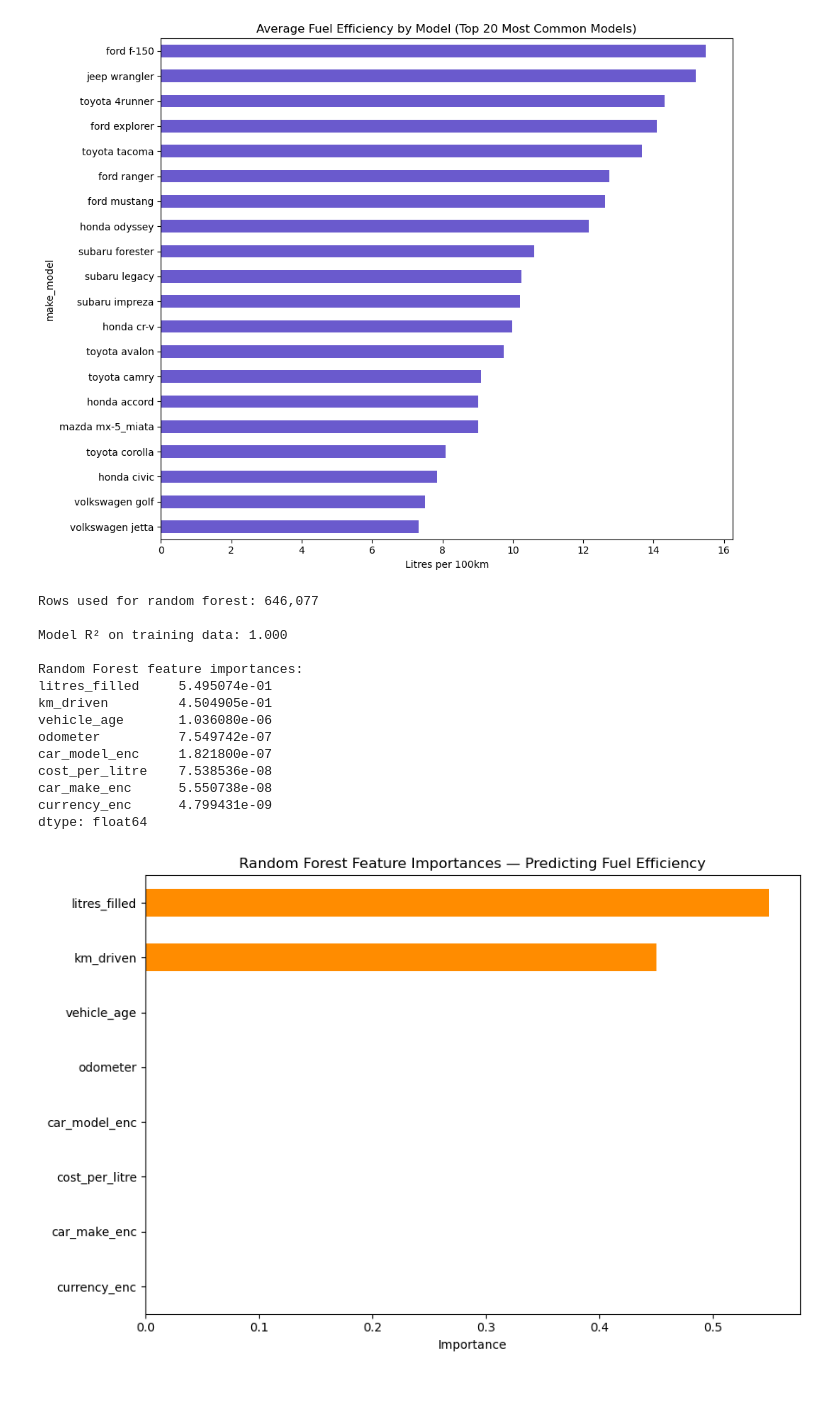
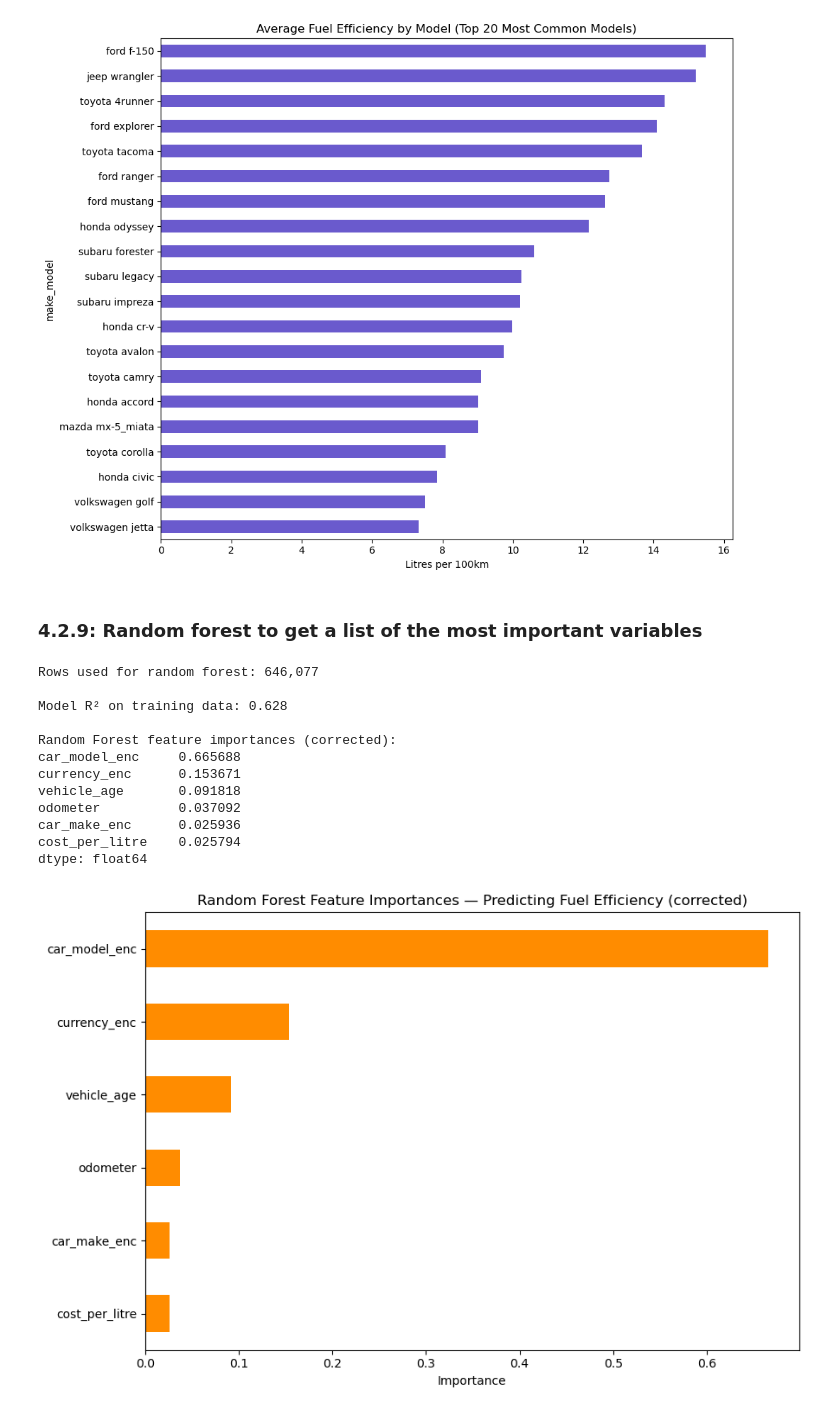
Before and after one commit to SufyaanMahomed/IDVE-Assignment, a Jupyter notebook: ass.ipynb, the cells around one changed output. Drawn from its saved outputs; the diff is of its cells as text; code cells hidden in the pictures.

```diff
--- a/ass.ipynb
+++ b/ass.ipynb
@@ -1424,6 +1424,8 @@ plt.show()
 Correlation ratio (eta) between vehicle model and fuel efficiency: 0.775
 (eta ranges 0-1; closer to 1 means model explains more of the variance in efficiency)
 [figure]
+# %% [markdown]
+### 4.2.9: Random forest to get a list of the most important variables
 # %%
 from sklearn.ensemble import RandomForestRegressor
 from sklearn.preprocessing import LabelEncoder
@@ -1440,10 +1442,10 @@ rf_df['car_make_enc'] = le_make.fit_transform(rf_df['car_make'].astype(str))
 rf_df['car_model_enc'] = le_model.fit_transform(rf_df['make_model'].astype(str))  # full make+model combo
 rf_df['currency_enc'] = le_currency.fit_transform(rf_df['total_spent_currency'].astype(str))
 
-# ---- Feature set ----
+# ---- Corrected feature set: exclude the two variables litres_per_100km is DERIVED from ----
 feature_cols = [
-    'km_driven', 'vehicle_age', 'odometer', 'litres_filled',
-    'cost_per_litre', 'car_make_enc', 'car_model_enc', 'currency_enc'
+    'vehicle_age', 'odometer', 'cost_per_litre',
+    'car_make_enc', 'car_model_enc', 'currency_enc'
 ]
 target_col = 'litres_per_100km'
 
@@ -1451,46 +1453,41 @@ model_data = rf_df[feature_cols + [target_col]].dropna()
 print(f"Rows used for random forest: {len(model_data):,}")
 
 X = model_data[feature_cols]
 y = model_data[target_col]
 
-# ---- Fit random forest ----
 rf = RandomForestRegressor(
     n_estimators=200,
     max_depth=15,
     min_samples_leaf=20,
     random_state=42,
     n_jobs=-1
 )
 rf.fit(X, y)
 
 print(f"\nModel R² on training data: {rf.score(X, y):.3f}")
 
-# ---- Feature importances ----
 importances = pd.Series(rf.feature_importances_, index=feature_cols).sort_values(ascending=False)
-print("\nRandom Forest feature importances:")
+print("\nRandom Forest feature importances (corrected):")
 print(importances)
 
-# ---- Plot ----
 fig, ax = plt.subplots(figsize=(9, 6))
 importances.plot(kind='barh', ax=ax, color='darkorange')
 ax.invert_yaxis()
-ax.set_title('Random Forest Feature Importances — Predicting Fuel Efficiency')
+ax.set_title('Random Forest Feature Importances — Predicting Fuel Efficiency (corrected)')
 ax.set_xlabel('Importance')
 plt.tight_layout()
 plt.show()
 # %% [output]
 Rows used for random forest: 646,077
 
-Model R² on training data: 1.000
+Model R² on training data: 0.628
 
-Random Forest feature importances:
-litres_filled     5.495074e-01
-km_driven         4.504905e-01
-vehicle_age       1.036080e-06
-odometer          7.549742e-07
-car_model_enc     1.821800e-07
-cost_per_litre    7.538536e-08
-car_make_enc      5.550738e-08
-currency_enc      4.799431e-09
+Random Forest feature importances (corrected):
+car_model_enc     0.665688
+currency_enc      0.153671
+vehicle_age       0.091818
+odometer          0.037092
+car_make_enc      0.025936
+cost_per_litre    0.025794
 dtype: float64
-[figure, old version]
+[figure, new version]
```
